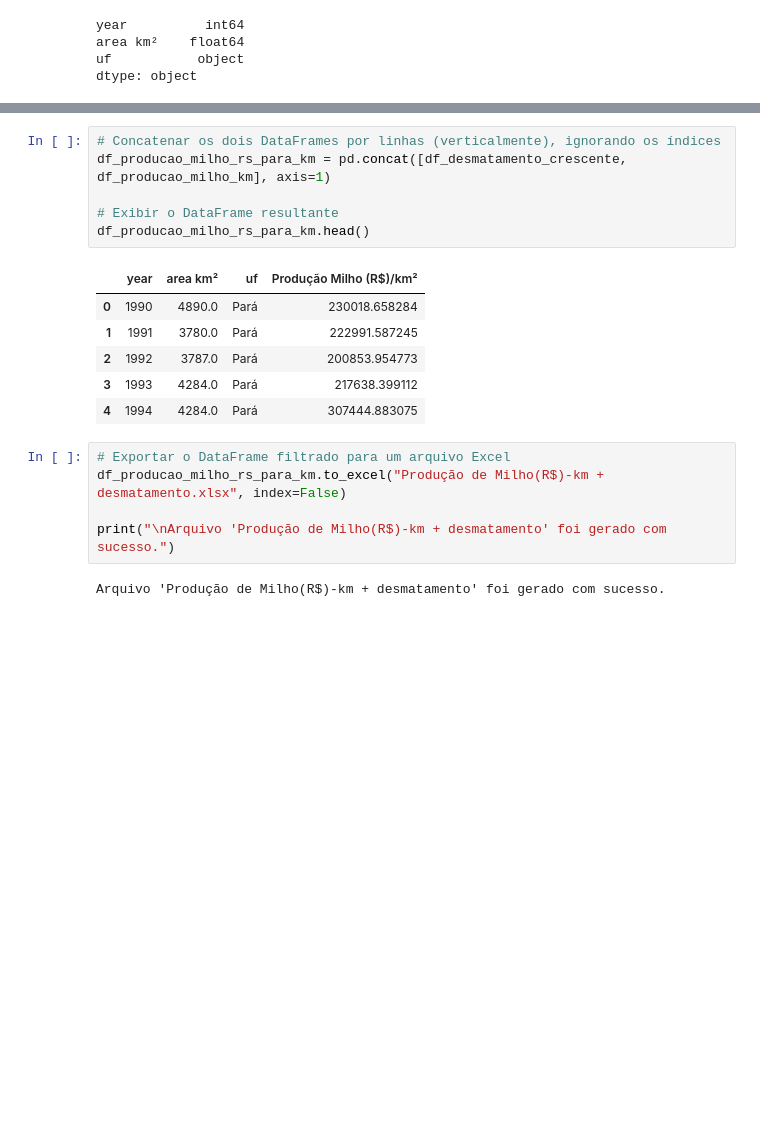
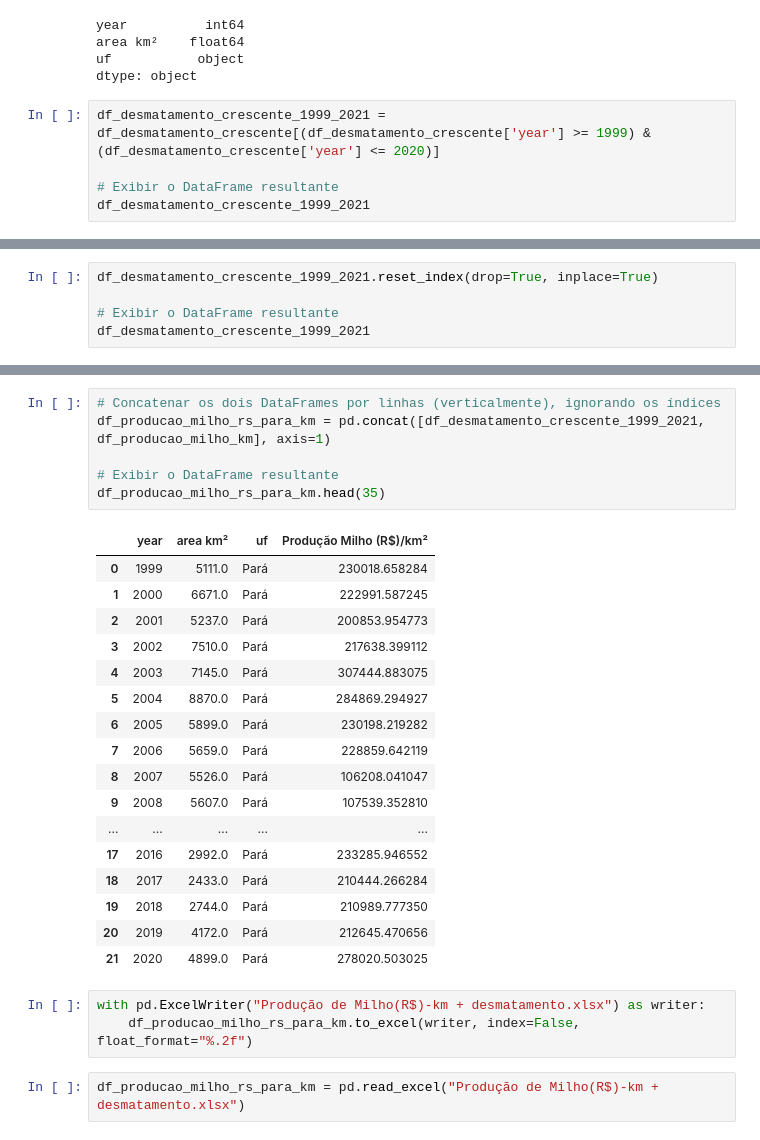
Before and after one commit to LABSensing/LabSesing-case-study, a Jupyter notebook: Impacto-Produção de Milho(R$)-Desmatamento-Pará/index.ipynb, the cells around one changed output, grey strips where cells are left out. Cells and saved outputs as stored; diff of their text form; blank space fills up the shorter version.

Commit message:
Consertando o bug da análise da produção de milho (R$)/km² com desmatamento e acrescentando gráficos comparativos

```diff
--- a/Impacto-Produção de Milho(R$)-Desmatamento-Pará/index.ipynb
+++ b/Impacto-Produção de Milho(R$)-Desmatamento-Pará/index.ipynb
@@ -213,3 +269,8 @@ year          int64
 area km²    float64
 uf           object
 dtype: object
+# %%
+df_desmatamento_crescente_1999_2021 = df_desmatamento_crescente[(df_desmatamento_crescente['year'] >= 1999) & (df_desmatamento_crescente['year'] <= 2020)]
+
+# Exibir o DataFrame resultante
+df_desmatamento_crescente_1999_2021
@@ -215,0 +295,5 @@ dtype: object
+# %%
+df_desmatamento_crescente_1999_2021.reset_index(drop=True, inplace=True)
+
+# Exibir o DataFrame resultante
+df_desmatamento_crescente_1999_2021
@@ -216,20 +318,29 @@ dtype: object
 # %%
 # Concatenar os dois DataFrames por linhas (verticalmente), ignorando os índices
-df_producao_milho_rs_para_km = pd.concat([df_desmatamento_crescente, df_producao_milho_km], axis=1)
+df_producao_milho_rs_para_km = pd.concat([df_desmatamento_crescente_1999_2021, df_producao_milho_km], axis=1)
 
 # Exibir o DataFrame resultante
-df_producao_milho_rs_para_km.head()
+df_producao_milho_rs_para_km.head(35)
 # %% [output]
 |  | year | area km² | uf | Produção Milho (R$)/km² |
-| 0 | 1990 | 4890.0 | Pará | 230018.658284 |
-| 1 | 1991 | 3780.0 | Pará | 222991.587245 |
-| 2 | 1992 | 3787.0 | Pará | 200853.954773 |
-| 3 | 1993 | 4284.0 | Pará | 217638.399112 |
-| 4 | 1994 | 4284.0 | Pará | 307444.883075 |
+| 0 | 1999 | 5111.0 | Pará | 230018.658284 |
+| 1 | 2000 | 6671.0 | Pará | 222991.587245 |
+| 2 | 2001 | 5237.0 | Pará | 200853.954773 |
+| 3 | 2002 | 7510.0 | Pará | 217638.399112 |
+| 4 | 2003 | 7145.0 | Pará | 307444.883075 |
+| 5 | 2004 | 8870.0 | Pará | 284869.294927 |
+| 6 | 2005 | 5899.0 | Pará | 230198.219282 |
+| 7 | 2006 | 5659.0 | Pará | 228859.642119 |
+| 8 | 2007 | 5526.0 | Pará | 106208.041047 |
+| 9 | 2008 | 5607.0 | Pará | 107539.352810 |
+| ... | ... | ... | ... | ... |
+| 17 | 2016 | 2992.0 | Pará | 233285.946552 |
+| 18 | 2017 | 2433.0 | Pará | 210444.266284 |
+| 19 | 2018 | 2744.0 | Pará | 210989.777350 |
+| 20 | 2019 | 4172.0 | Pará | 212645.470656 |
+| 21 | 2020 | 4899.0 | Pará | 278020.503025 |
-# %%
-# Exportar o DataFrame filtrado para um arquivo Excel
-df_producao_milho_rs_para_km.to_excel("Produção de Milho(R$)-km + desmatamento.xlsx", index=False)
-
-print("\nArquivo 'Produção de Milho(R$)-km + desmatamento' foi gerado com sucesso.")
-# %% [output]
-Arquivo 'Produção de Milho(R$)-km + desmatamento' foi gerado com sucesso.
+# %%
+with pd.ExcelWriter("Produção de Milho(R$)-km + desmatamento.xlsx") as writer:
+    df_producao_milho_rs_para_km.to_excel(writer, index=False, float_format="%.2f")
+# %%
+df_producao_milho_rs_para_km = pd.read_excel("Produção de Milho(R$)-km + desmatamento.xlsx")
```
Also changed, not shown: parts of 11 cells of this notebook, 1 other file.
